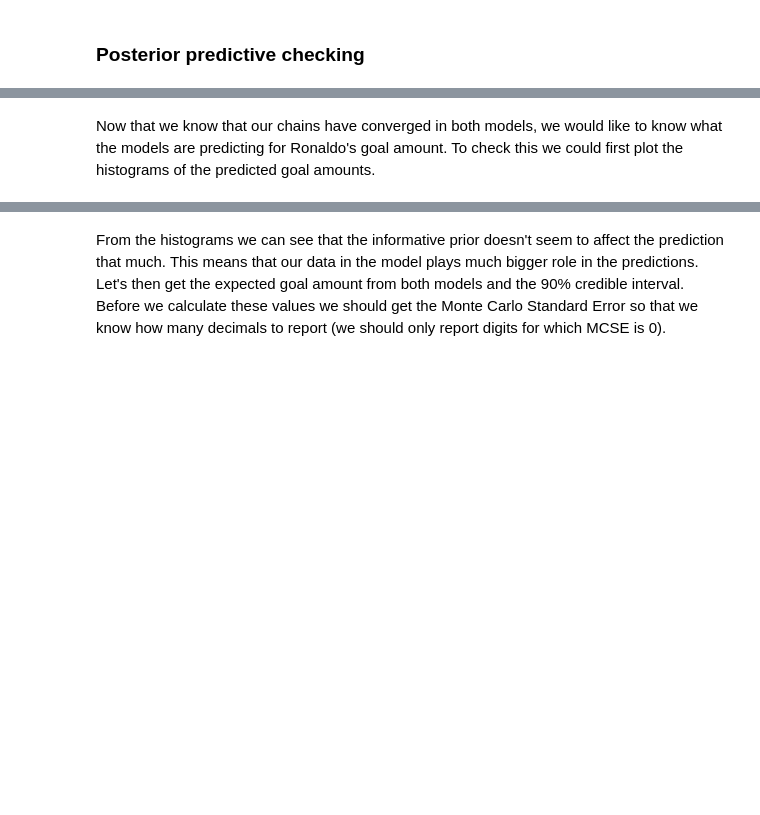
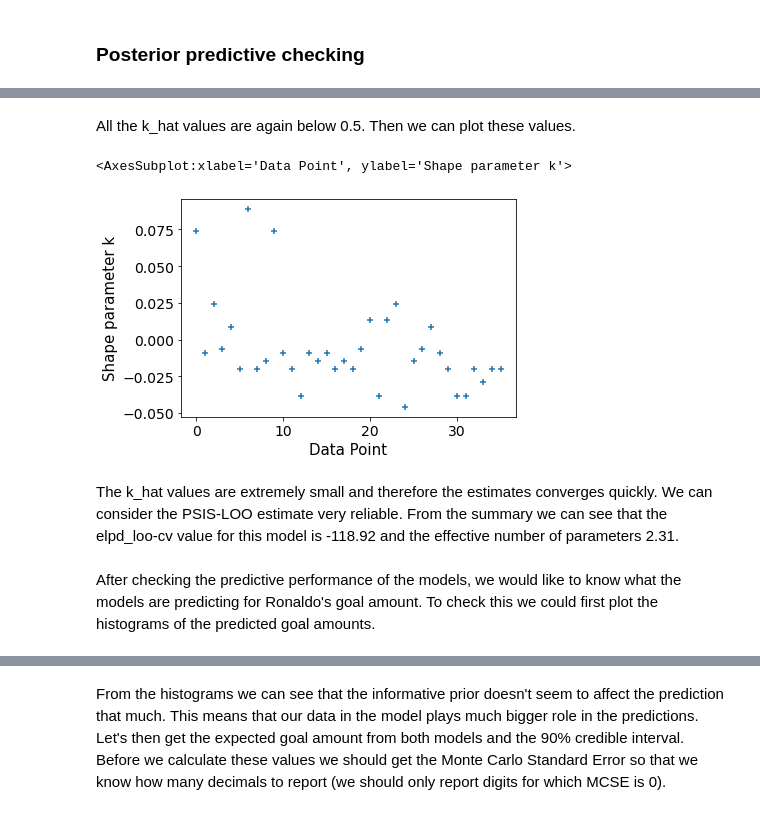
Before and after one commit to shiftleino/bayesian-premier, a Jupyter notebook: analysis.ipynb, the cells around one changed output, grey strips where cells are left out. Drawn from its saved outputs; the diff is of its cells as text; code cells hidden in the pictures; blank space fills up the shorter version.

```diff
--- a/analysis.ipynb
+++ b/analysis.ipynb
@@ -326,5 +372,15 @@ From the R_hat values we can see that the chains have in both models clearly con
+# %% [markdown]
+All the k_hat values are again below 0.5. Then we can plot these values.
+# %%
+khats = az.loo(informative_pooled_fit, pointwise=True)
+az.plot_khat(khats)
+# %% [output]
+<AxesSubplot:xlabel='Data Point', ylabel='Shape parameter k'>
+[figure, added]
+# %% [markdown]
+The k_hat values are extremely small and therefore the estimates converges quickly. We can consider the PSIS-LOO estimate very reliable. From the summary we can see that the elpd_loo-cv value for this model is -118.92 and the effective number of parameters 2.31.
 # %% [markdown]
-Now that we know that our chains have converged in both models, we would like to know what the models are predicting for Ronaldo's goal amount. To check this we could first plot the histograms of the predicted goal amounts.
+After checking the predictive performance of the models, we would like to know what the models are predicting for Ronaldo's goal amount. To check this we could first plot the histograms of the predicted goal amounts.
 # %%
 fig, ax = plt.subplots(1, 2)
 fig.set_size_inches(18, 5)
```
Also changed, not shown: parts of 25 cells of this notebook, 1 other file.
